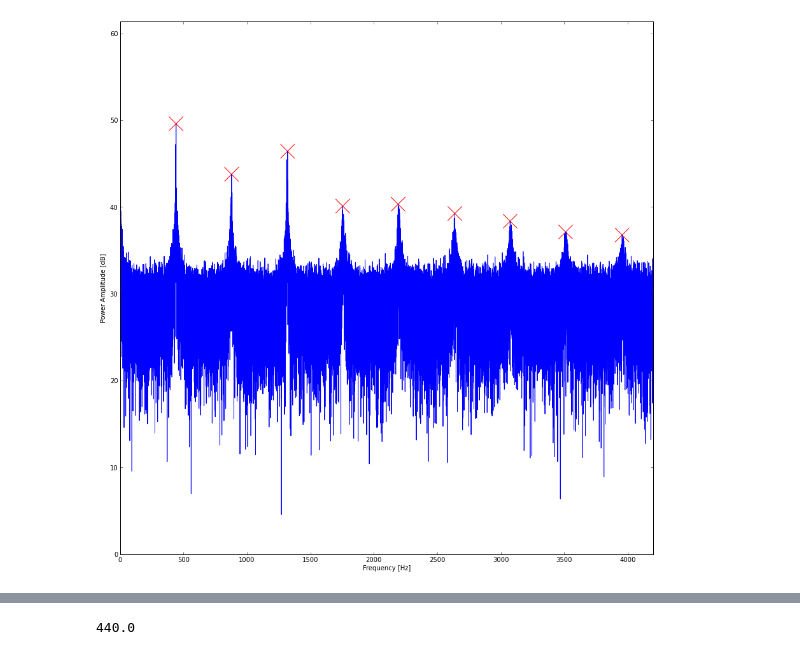
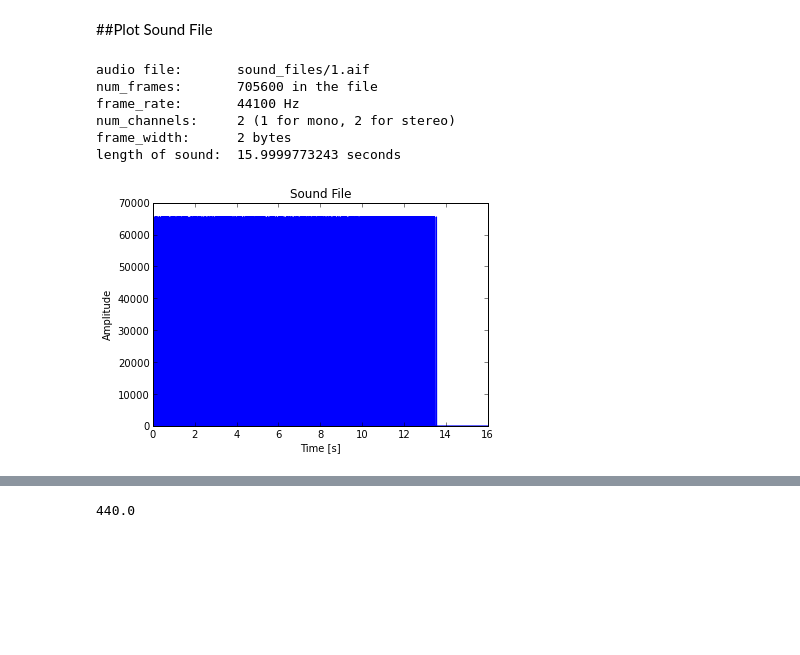
Before and after one commit to jccurtis/homework, a Jupyter notebook: hw5/problem2.ipynb, the cells around one changed output, grey strips where cells are left out. Drawn from its saved outputs; the diff is of its cells as text; code cells hidden in the pictures; blank space fills up the shorter version.

```diff
--- a/hw5/problem2.ipynb
+++ b/hw5/problem2.ipynb
@@ -68,16 +153,0 @@ peaks_max = array(peaks[:][:][0])
-# %%
-#PLOTTING
-#I set the max freq to the highest note I found (C8 at 4186.01Hz).
-#This is needed because the highest frequency calculated is the
-#sampling rate of the music ~44kHz
-fig = figure(figsize=(15,15))
-ax = fig.add_subplot(111)
-ax.plot(freq_hertz,frames_fft_magn_dB)
-ax.scatter(peaks_max[:,0],peaks_max[:,1], marker='x', c='r', s=500)
-ax.set_ylim(frames_fft_magn_dB.min().real,frames_fft_magn_dB.max().real)
-ax.set_xlabel('Frequency [Hz]')
-ax.set_ylabel('Power Amplitude [dB]')
-ax.set_xlim(0,4200)
-show()
-# %% [output]
-[figure, removed]
@@ -91,0 +154,13 @@ def note2freq(note):
+# %% [markdown]
+##Plot Sound File
+# %%
+test = audio_analysis('sound_files/1.aif')
+test.plot_sound()
+# %% [output]
+audio file:       sound_files/1.aif
+num_frames:       705600 in the file
+frame_rate:       44100 Hz
+num_channels:     2 (1 for mono, 2 for stereo)
+frame_width:      2 bytes
+length of sound:  15.9999773243 seconds
+[figure, added]
```
Also changed, not shown: parts of 30 cells of this notebook.
